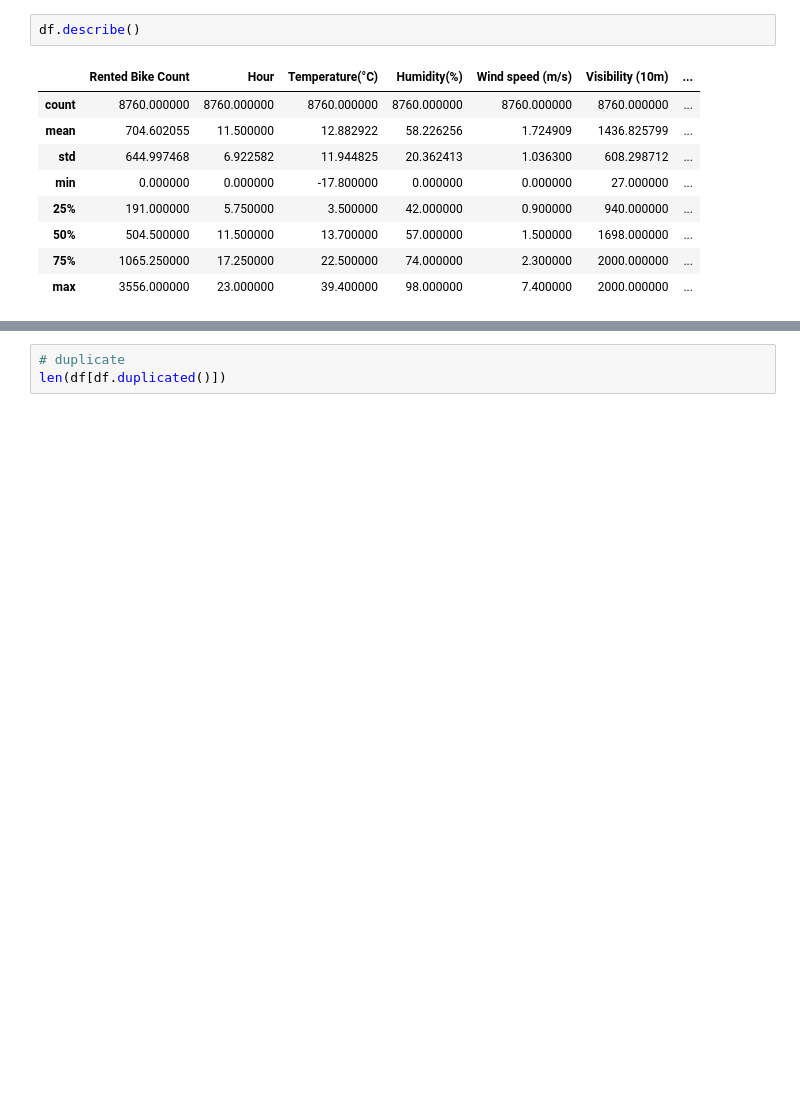
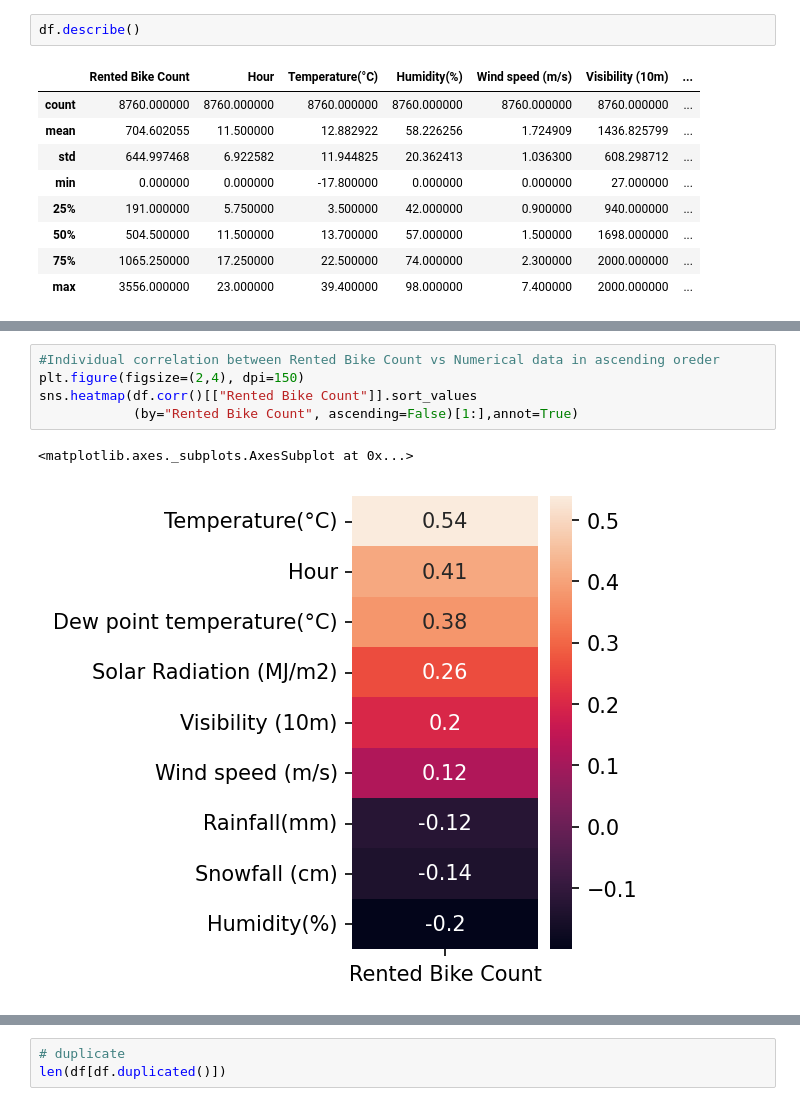
Before and after one commit to kumarlova/Bike-sharing-demand-prediction, a Jupyter notebook: Copy_of_Bike_Sharing_Demand_Prediction_Capstone_Project.ipynb, the cells around one changed output, grey strips where cells are left out. Drawn from its saved outputs; the diff is of its cells as text; blank space fills up the shorter version.

```diff
--- a/Copy_of_Bike_Sharing_Demand_Prediction_Capstone_Project.ipynb
+++ b/Copy_of_Bike_Sharing_Demand_Prediction_Capstone_Project.ipynb
@@ -141,0 +239,8 @@ _dict_
+# %%
+#Individual correlation between Rented Bike Count vs Numerical data in ascending oreder
+plt.figure(figsize=(2,4), dpi=150)
+sns.heatmap(df.corr()[["Rented Bike Count"]].sort_values
+            (by="Rented Bike Count", ascending=False)[1:],annot=True)
+# %% [output]
+<matplotlib.axes._subplots.AxesSubplot at 0x...>
+[figure, added]
```
Also changed, not shown: parts of 111 cells of this notebook.
